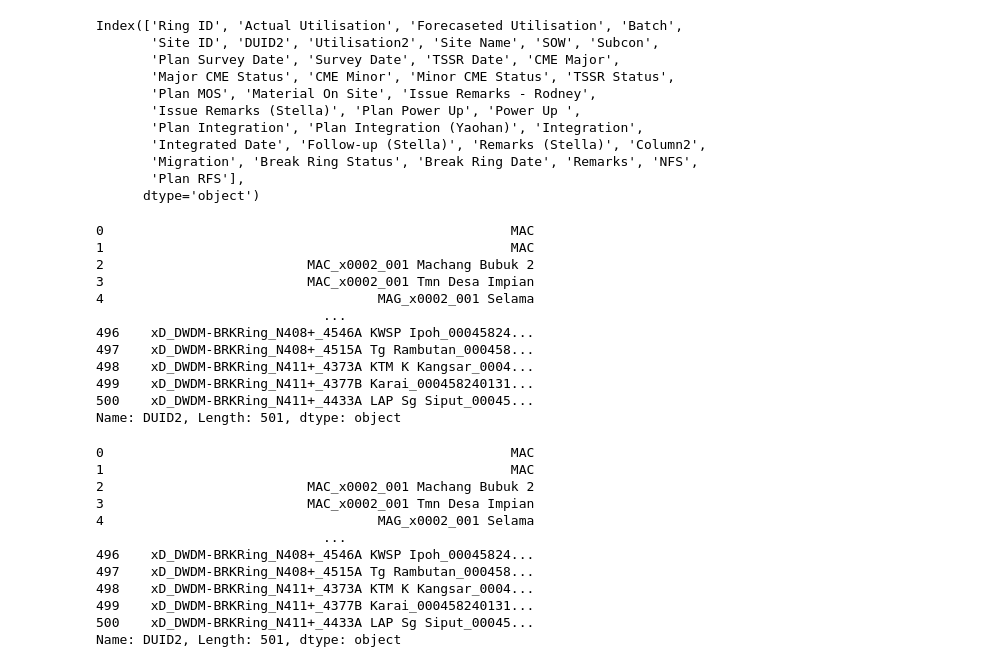
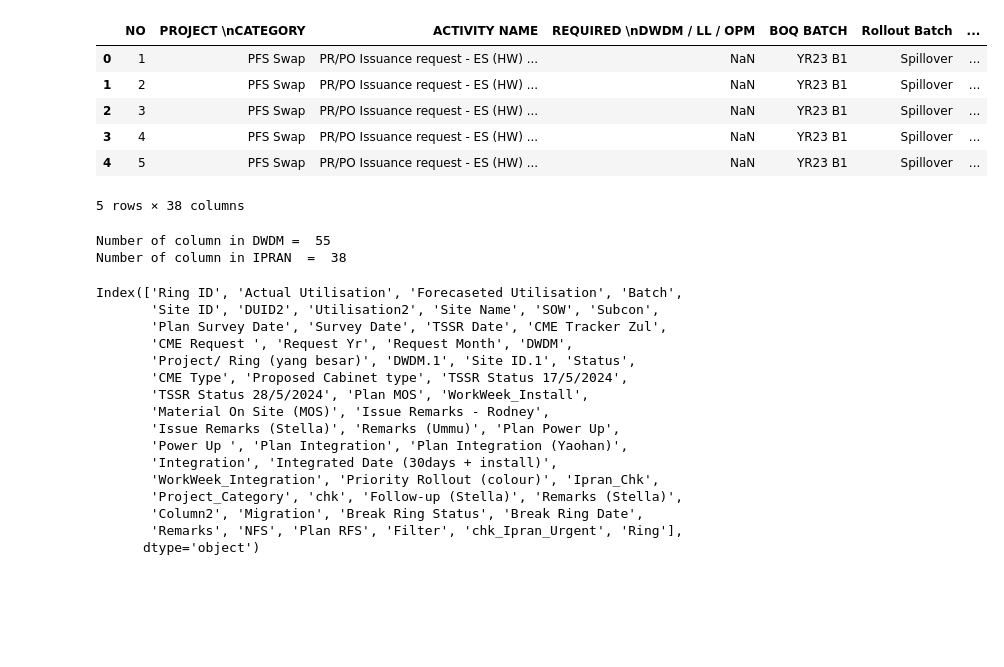
Before and after one commit to MuhdNurAkmal/BreakRingTracker, a Jupyter notebook: read_excel.ipynb, the cells around one changed output. Cells and saved outputs as stored; diff of their text form; code cells hidden in the pictures; blank space fills up the shorter version.

```diff
--- a/read_excel.ipynb
+++ b/read_excel.ipynb
@@ -73,52 +15,36 @@ df_copy.head(10)
+# %%
+df_ipran = pd.read_excel("data/IPRAN YR23 YR24 Rollout Update - 06042024 - v1.1.xlsx", skiprows=[0])
+df_ipran.head(5)
+# %% [output]
+|  | NO | PROJECT \nCATEGORY | ACTIVITY NAME | REQUIRED \nDWDM / LL / OPM | BOQ BATCH | Rollout Batch | ... |
+| 0 | 1 | PFS Swap | PR/PO Issuance request - ES (HW) ... | NaN | YR23 B1 | Spillover | ... |
+| 1 | 2 | PFS Swap | PR/PO Issuance request - ES (HW) ... | NaN | YR23 B1 | Spillover | ... |
+| 2 | 3 | PFS Swap | PR/PO Issuance request - ES (HW) ... | NaN | YR23 B1 | Spillover | ... |
+| 3 | 4 | PFS Swap | PR/PO Issuance request - ES (HW) ... | NaN | YR23 B1 | Spillover | ... |
+| 4 | 5 | PFS Swap | PR/PO Issuance request - ES (HW) ... | NaN | YR23 B1 | Spillover | ... |
+5 rows × 38 columns
+# %%
+print('Number of column in DWDM = ', len(df_dwdm.columns))
+print('Number of column in IPRAN  = ', len(df_ipran.columns))
+# %% [output]
+Number of column in DWDM =  55
+Number of column in IPRAN  =  38
 # %%
-df_copy.columns
+df_dwdm.columns
 # %% [output]
 Index(['Ring ID', 'Actual Utilisation', 'Forecaseted Utilisation', 'Batch',
        'Site ID', 'DUID2', 'Utilisation2', 'Site Name', 'SOW', 'Subcon',
-       'Plan Survey Date', 'Survey Date', 'TSSR Date', 'CME Major',
-       'Major CME Status', 'CME Minor', 'Minor CME Status', 'TSSR Status',
-       'Plan MOS', 'Material On Site', 'Issue Remarks - Rodney',
-       'Issue Remarks (Stella)', 'Plan Power Up', 'Power Up ',
-       'Plan Integration', 'Plan Integration (Yaohan)', 'Integration',
-       'Integrated Date', 'Follow-up (Stella)', 'Remarks (Stella)', 'Column2',
-       'Migration', 'Break Ring Status', 'Break Ring Date', 'Remarks', 'NFS',
-       'Plan RFS'],
+       'Plan Survey Date', 'Survey Date', 'TSSR Date', 'CME Tracker Zul',
+       'CME Request ', 'Request Yr', 'Request Month', 'DWDM',
+       'Project/ Ring (yang besar)', 'DWDM.1', 'Site ID.1', 'Status',
+       'CME Type', 'Proposed Cabinet type', 'TSSR Status 17/5/2024',
+       'TSSR Status 28/5/2024', 'Plan MOS', 'WorkWeek_Install',
+       'Material On Site (MOS)', 'Issue Remarks - Rodney',
+       'Issue Remarks (Stella)', 'Remarks (Ummu)', 'Plan Power Up',
+       'Power Up ', 'Plan Integration', 'Plan Integration (Yaohan)',
+       'Integration', 'Integrated Date (30days + install)',
+       'WorkWeek_Integration', 'Priority Rollout (colour)', 'Ipran_Chk',
+       'Project_Category', 'chk', 'Follow-up (Stella)', 'Remarks (Stella)',
+       'Column2', 'Migration', 'Break Ring Status', 'Break Ring Date',
+       'Remarks', 'NFS', 'Plan RFS', 'Filter', 'chk_Ipran_Urgent', 'Ring'],
       dtype='object')
-# %%
-mask_ppu = ~df_copy['Plan Power Up'].isin(['', 'N/A', '#N/A'])
-
-# display DUID2 based on power plan up
-df_ppu = df_copy[mask_ppu]['DUID2']
-df_ppu
-# %% [output]
-0                                                    MAC
-1                                                    MAC
-2                          MAC_x0002_001 Machang Bubuk 2
-3                          MAC_x0002_001 Tmn Desa Impian
-4                                   MAG_x0002_001 Selama
-                             ...
-496    xD_DWDM-BRKRing_N408+_4546A KWSP Ipoh_00045824...
-497    xD_DWDM-BRKRing_N408+_4515A Tg Rambutan_000458...
-498    xD_DWDM-BRKRing_N411+_4373A KTM K Kangsar_0004...
-499    xD_DWDM-BRKRing_N411+_4377B Karai_000458240131...
-500    xD_DWDM-BRKRing_N411+_4433A LAP Sg Siput_00045...
-Name: DUID2, Length: 501, dtype: object
-# %%
-mask_pu = ~df_copy['Power Up '].isin(['', ' ', 'N/A'])
-
-# display DUID2 based on power up status
-df_pu = df_copy[mask_pu]['DUID2']
-df_pu
-# %% [output]
-0                                                    MAC
-1                                                    MAC
-2                          MAC_x0002_001 Machang Bubuk 2
-3                          MAC_x0002_001 Tmn Desa Impian
-4                                   MAG_x0002_001 Selama
-                             ...
-496    xD_DWDM-BRKRing_N408+_4546A KWSP Ipoh_00045824...
-497    xD_DWDM-BRKRing_N408+_4515A Tg Rambutan_000458...
-498    xD_DWDM-BRKRing_N411+_4373A KTM K Kangsar_0004...
-499    xD_DWDM-BRKRing_N411+_4377B Karai_000458240131...
-500    xD_DWDM-BRKRing_N411+_4433A LAP Sg Siput_00045...
-Name: DUID2, Length: 501, dtype: object
```
Also changed, not shown: parts of 14 cells of this notebook, 10 other files.
